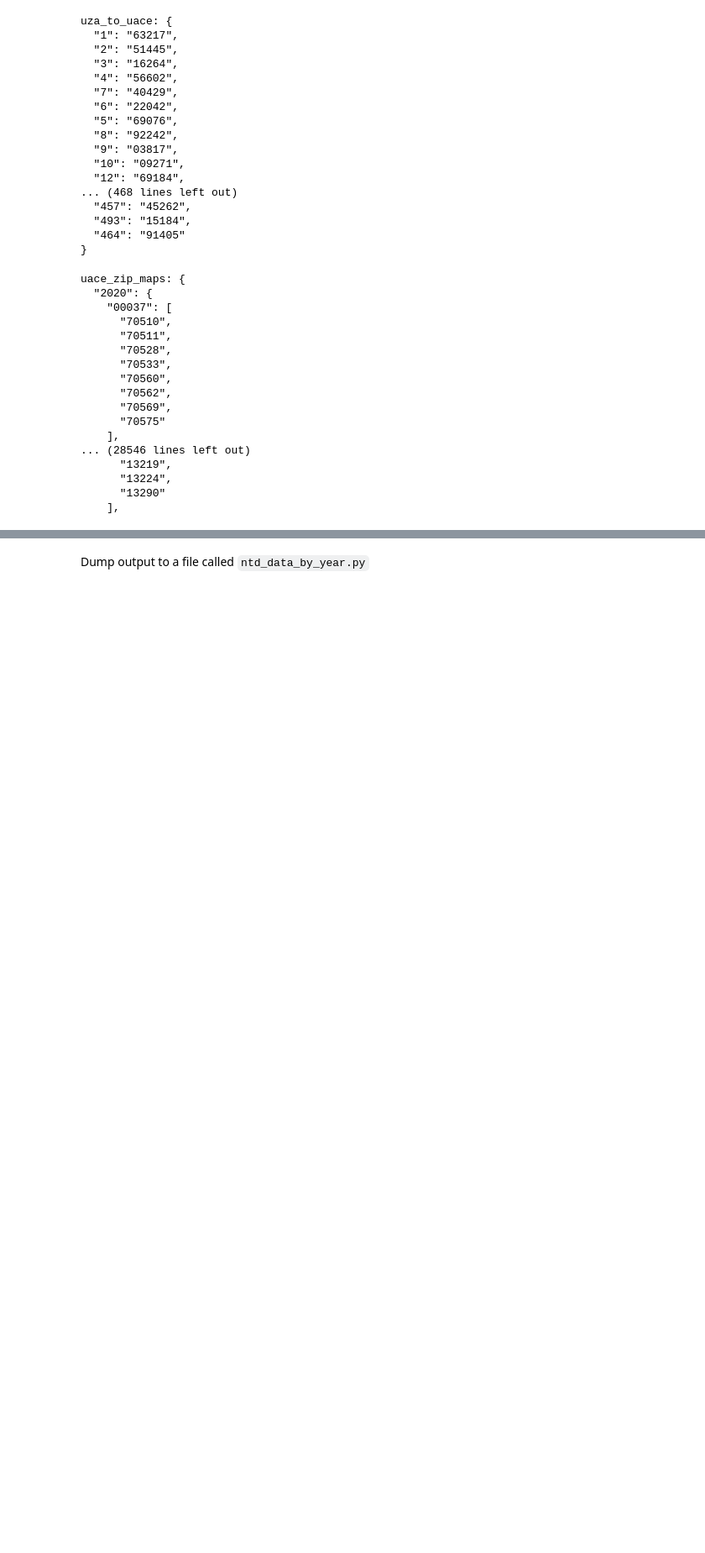
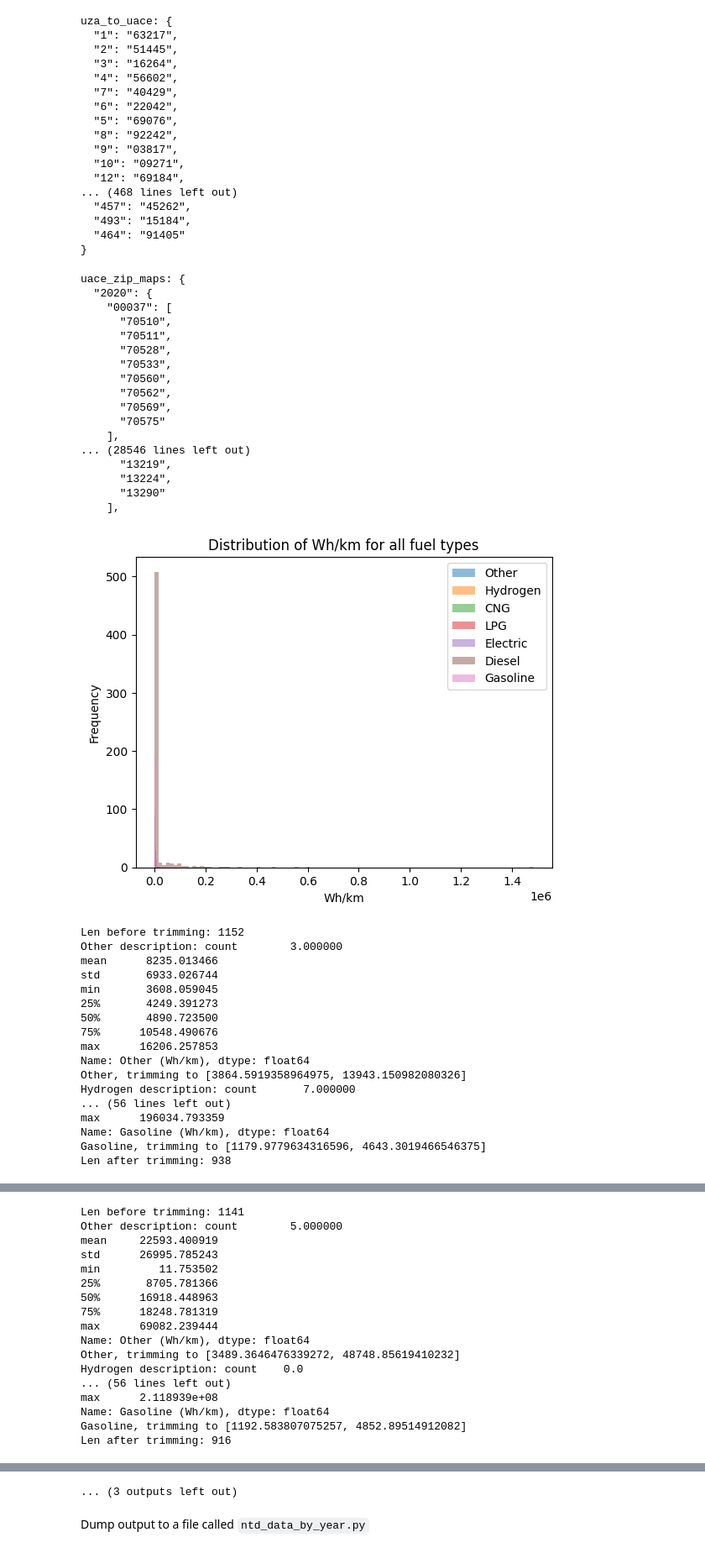
Before and after one commit to louisg1337/e-mission-common, a Jupyter notebook: scripts/jacks_ntd_parse.ipynb, the cells around one changed output, grey strips where cells are left out. Shown at 84% size. Drawn from its saved outputs; the diff is of its cells as text; code cells hidden in the pictures; blank space fills up the shorter version.

Commit message:
update ntd parse nb
- trim outliers based on fuel type wh/km
- don't include 0 values in the output

```diff
--- a/scripts/jacks_ntd_parse.ipynb
+++ b/scripts/jacks_ntd_parse.ipynb
@@ -264,7 +311,7 @@ def make_fuel_energy_df(urls):
     df = df.drop(columns=[get_old_col_name(f) for f in fuels])
 
     # now add a wh/km column for each fuel type
-    new_fuel_types = [fuels[f]['alias'] for f in fuels]
+    new_fuel_types = list(set([fuels[f]['alias'] for f in fuels]))
     for fuel_type in new_fuel_types:
         df[f"{fuel_type} (Wh/km)"] = (df[f"{fuel_type} (kWh)"] * 1000 / df[f"{fuel_type} (km)"])
         # fill missing values with 0
@@ -272,7 +319,10 @@ def make_fuel_energy_df(urls):
         # replace infinite values with 0
         df[f"{fuel_type} (Wh/km)"] = df[f"{fuel_type} (Wh/km)"].replace([float('inf'), float('-inf')], 0)
 
-    df['All Fuels (km)'] = sum([df[f + ' (km)'] for f in new_fuel_types])
+    # remove outliers based on Wh/km
+    df = fuel_energy_df_without_outliers(df, new_fuel_types)
+
+    df['All Fuels (km)'] = sum([df[f + ' (km)'].fillna(0) for f in new_fuel_types])
     df = df[df['All Fuels (km)'] != 0]
 
     return df
@@ -286,31 +336,53 @@ def make_service_df(urls):
         'Passenger Miles Traveled': 'Passenger Miles', # requires rename
         'Unlinked Passenger Trips (UPT)': 'Unlinked Passenger Trips', # requires rename
         'Actual Vehicle/Passenger Car Miles': 'Vehicle Miles', # requires rename
         'Train Miles': 'Train Miles'
     }
     df = df.rename(columns=cols)
     df = df[list(cols.values())]
 
     df = agg_by_ntd_id_and_mode(df)
 
     # convert miles columns to km
     miles_cols = ['Vehicle Miles', 'Train Miles', 'Passenger Miles']
     for col in miles_cols:
         new_col_name = col.replace('Miles', 'km')
         df[new_col_name] = df[col] / emcmfu.MI_PER_KM
     df = df.drop(columns=miles_cols)
 
     # remove rows that have "Passenger km" = 0 or "Vehicle km" = 0
     df = df[(df['Passenger km'] != 0) & (df['Vehicle km'] != 0)]
 
     # add "Average Passengers" column
     df['Average Passengers'] = df['Passenger km'] / df['Vehicle km']
     return df
 
 
 for year, urls in ntd_urls.items():
     fuel_energy_df = make_fuel_energy_df(urls)
     service_df = make_service_df(urls)
     df = fuel_energy_df.merge(service_df, on=['NTD ID', 'Mode'])
     df = df.convert_dtypes()
-    output[year] = df.to_dict(orient='records')
+    records = df.to_dict(orient='records')
+    # remove NA values since they are not JSON serializable and just take up space
+    records = [ { k: v for k, v in record.items() if v and v == v } for record in records ]
+    output[year] = records
+# %% [output]
+[figure, added]
+Len before trimming: 1152
+Other description: count        3.000000
+mean      8235.013466
+std       6933.026744
+min       3608.059045
+25%       4249.391273
+50%       4890.723500
+75%      10548.490676
+max      16206.257853
+Name: Other (Wh/km), dtype: float64
+Other, trimming to [3864.5919358964975, 13943.150982080326]
+Hydrogen description: count       7.000000
+... (56 lines left out)
+max      196034.793359
+Name: Gasoline (Wh/km), dtype: float64
+Gasoline, trimming to [1179.9779634316596, 4643.3019466546375]
+Len after trimming: 938
@@ -316,0 +391,17 @@ for year, urls in ntd_urls.items():
+Len before trimming: 1141
+Other description: count        5.000000
+mean     22593.400919
+std      26995.785243
+min         11.753502
+25%       8705.781366
+50%      16918.448963
+75%      18248.781319
+max      69082.239444
+Name: Other (Wh/km), dtype: float64
+Other, trimming to [3489.3646476339272, 48748.85619410232]
+Hydrogen description: count    0.0
+... (56 lines left out)
+max      2.118939e+08
+Name: Gasoline (Wh/km), dtype: float64
+Gasoline, trimming to [1192.583807075257, 4852.89514912082]
+Len after trimming: 916
@@ -317,3 +447,4 @@ for year, urls in ntd_urls.items():
+... (3 outputs left out)
 # %% [markdown]
 Dump output to a file called `ntd_data_by_year.py`
 # %%
```
Also changed, not shown: parts of 3 cells of this notebook, 1 other file.
